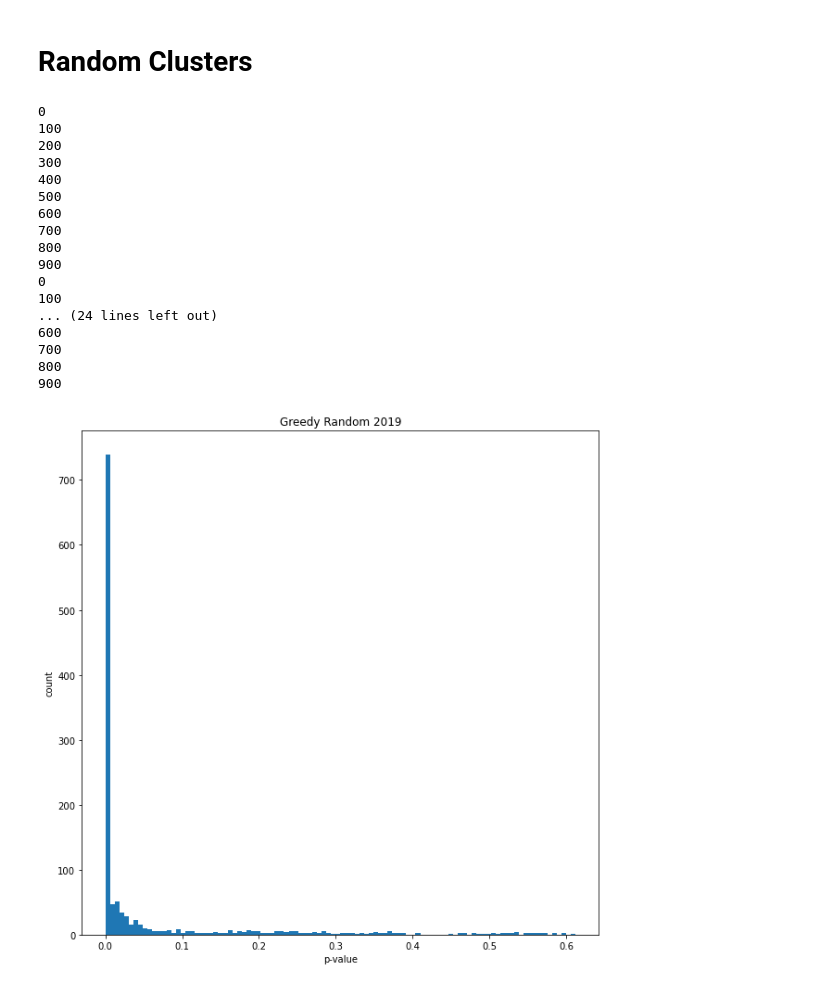
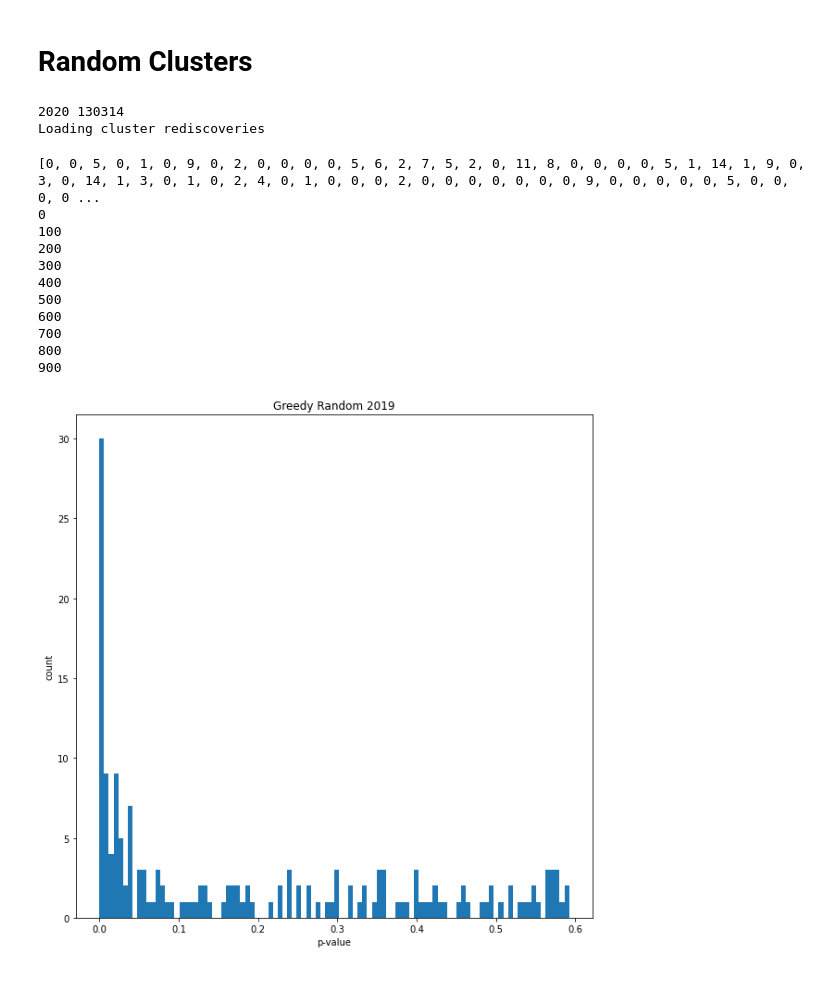
Before and after one commit to MSBradshaw/BOCC, a Jupyter notebook: Experiments/alternate_null_models.ipynb, the cells around one changed output. Drawn from its saved outputs; the diff is of its cells as text; code cells hidden in the pictures.

```diff
--- a/Experiments/alternate_null_models.ipynb
+++ b/Experiments/alternate_null_models.ipynb
@@ -205,16 +168,7 @@ plt.show()
 # %%
-cluster_scores = {}
-first= True
-for line in open('../AnyNewEdgeCountSnowballedCleanedSplit100BOCCResultsCombinedFixed/2021/paris.greedy.2021.bocc_res.tsv','r'):
-    row = line.strip().split('\t')
-    if first:
-        first = False
-        print(row[35])
-        continue
-#     print(line)
-    cluster_scores['paris.greedy.2021:{}'.format(row[0])] = float(row[35])
-print(list(cluster_scores.keys())[0])
+# read in '../AnyNewEdgeCountSnowballedCleanedSplit100BOCCResultsCombinedFixed/2021/paris.greedy.2021.bocc_res.tsv'
+g19snowballing = pd.read_csv('../AnyNewEdgeCountSnowballedCleanedSplit100BOCCResultsCombinedFixed/2019/paris.greedy.2019.bocc_res.tsv',sep='\t')
 
-sub_com_names = ['paris.greedy.2021:{}'.format(x.name) for x in g_subcoms]
-print(sub_com_names)
+print(g19snowballing.columns)
+print(g19snowballing.shape)
 # %% [output]
@@ -224,14 +190,19 @@ paris.greedy.2021:42
 # %% [markdown]
 # Random Clusters
 # %%
+# load the new edges
+el_pairs = load_new_edges(el='../g2p_Edgelists/String_HPO_2020.phenotypic_branch.g2p_edgelist.txt', G=G19)
+print('2020',len(el_pairs))
 # for each cluster, get the number of members
 random.seed(0)
 # check if cluster_rediscoveries.pickle exists
 if os.path.exists('cluster_rediscoveries.pickle'):
+    print('Loading cluster rediscoveries')
     # load the pickle file
     with open('cluster_rediscoveries.pickle','rb') as f:
         cluster_rediscoveries = pickle.load(f)
 else:
+    print('Calculating cluster rediscoveries')
     cluster_rediscoveries = []
     for j in range(1000):
         if j % 100 == 0:
@@ -261,15 +232,24 @@ else:
         print(i, len(cluster_rediscoveries[i]))
     with open('cluster_rediscoveries.pickle','wb') as f:
         pickle.dump(cluster_rediscoveries,f)
+# %% [output]
+2020 130314
+Loading cluster rediscoveries
 # %%
 random.seed(0)
 def random_clusters(G,current_coms,future_el,name):
+    com_pairs = get_possible_pairs_from_com(current_coms, G)
+    real_rediscoveries = rediscover(com_pairs, el_pairs)
+    print(real_rediscoveries)
+
     future_pairs = load_new_edges(el=future_el, G=G)
     cluster_rediscoveries = []
+    # for the number of iterations
     for j in range(1000):
         if j % 100 == 0:
             print(j)
         cluster_rediscoveries.append([])
+        # for each cluster
         for i in range(len(current_coms)):
             # print('Cluster',i)
             first_resample = True
@@ -291,57 +271,43 @@ def random_clusters(G,current_coms,future_el,name):
             cluster_rediscoveries[j].append(tmp_rediscoveries)
 
     rediscovery_p_values = []
-    for i in range(len(rediscoveries)):
+    # for each cluster
+    for i in range(len(real_rediscoveries)):
         this_coms_cluster_rediscoveries = [x[i] for x in cluster_rediscoveries]
         # empirical p-value for number of times rediscovery is greater than or equal to the shuffled rediscovery
-        p = 1 - (sum([1 for x in this_coms_cluster_rediscoveries if rediscoveries[i] >= x])/len(this_coms_cluster_rediscoveries))
+        p = 1 - (sum([1 for x in this_coms_cluster_rediscoveries if real_rediscoveries[i] >= x])/len(this_coms_cluster_rediscoveries))
         rediscovery_p_values.append(p)
 
     sub_com_names = [name + str(x.name) for x in current_coms]
     p_values_filtered_random_null = []
     sub_com_names_filtered_random_null = []
     for i in range(len(rediscovery_p_values)):
         p_values_filtered_random_null.append(rediscovery_p_values[i])
         sub_com_names_filtered_random_null.append(sub_com_names[i])
     # make a dataframe of the rediscovery p-values and cluster scores and cluster names
     random_null_df = pd.DataFrame({'random_com_p-value':p_values_filtered_random_null,
                                 'cluster_name':sub_com_names_filtered_random_null})
     return random_null_df
 
 greedy_random_19_df = random_clusters(G19,g_subcoms,'../g2p_Edgelists/String_HPO_2020.phenotypic_branch.g2p_edgelist.txt','paris.greedy.2019:')
-walktrap_random_19_df = random_clusters(G19,w_subcoms,'../g2p_Edgelists/String_HPO_2020.phenotypic_branch.g2p_edgelist.txt','paris.walktrap.2019:')
-infomap_random_19_df = random_clusters(G19,i_subcoms,'../g2p_Edgelists/String_HPO_2020.phenotypic_branch.g2p_edgelist.txt','paris.infomap.2019:')
-cesna_random_19_df = random_clusters(G19,c_subcoms,'../g2p_Edgelists/String_HPO_2020.phenotypic_branch.g2p_edgelist.txt','paris.cesna.2019:')
-
-# save the dataframes
-greedy_random_19_df.to_csv('../RandomClustersPValues/greedy_random_19_df.csv')
-walktrap_random_19_df.to_csv('../RandomClustersPValues/walktrap_random_19_df.csv')
-infomap_random_19_df.to_csv('../RandomClustersPValues/infomap_random_19_df.csv')
-cesna_random_19_df.to_csv('../RandomClustersPValues/cesna_random_19_df.csv')
 
 # plot the p-values as a histogram
 fig, ax = plt.subplots(1,1,figsize=(10,10))
 ax.hist(greedy_random_19_df['random_com_p-value'],bins=100)
 ax.set_title('Greedy Random 2019')
 ax.set_xlabel('p-value')
 ax.set_ylabel('count')
 plt.show()
 # %% [output]
+[0, 0, 5, 0, 1, 0, 9, 0, 2, 0, 0, 0, 0, 5, 6, 2, 7, 5, 2, 0, 11, 8, 0, 0, 0, 0, 5, 1, 14, 1, 9, 0, 3, 0, 14, 1, 3, 0, 1, 0, 2, 4, 0, 1, 0, 0, 0, 2, 0, 0, 0, 0, 0, 0, 0, 9, 0, 0, 0, 0, 0, 5, 0, 0, 0, 0 ...
 0
 100
 200
 300
 400
 500
 600
 700
 800
 900
-0
-100
-... (24 lines left out)
-600
-700
-800
-900
-[figure, old version]
+[figure, new version]
```
Also changed, not shown: parts of 8 cells of this notebook.
